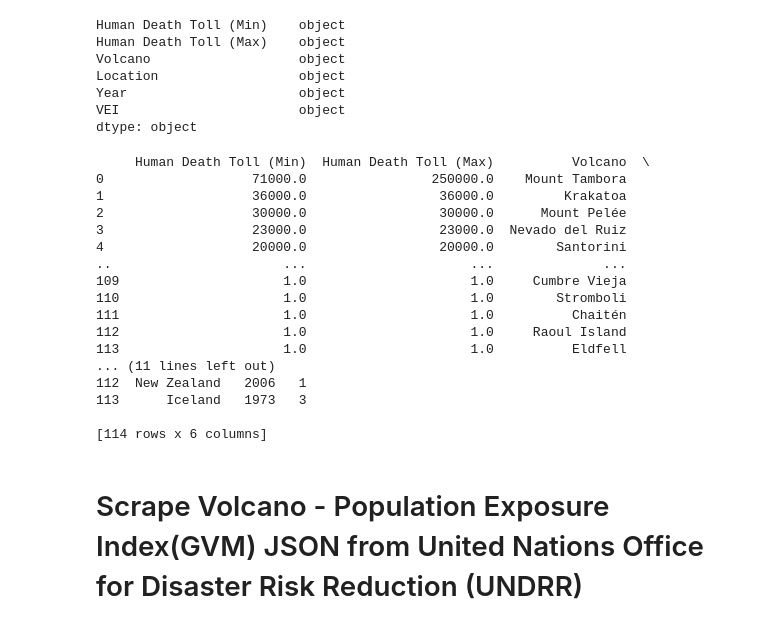
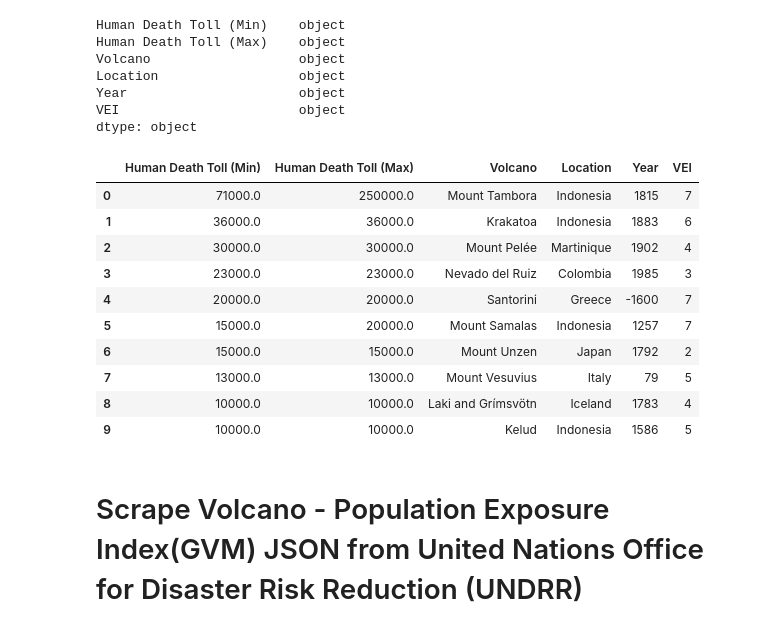
Before and after one commit to Andrew-Hong1/Project-3-Group-4, a Jupyter notebook: scrape_pandas_table.ipynb, the cells around one changed output. Saved outputs shown, nothing was run; the diff lists cells and outputs as text; code cells hidden in the pictures.

```diff
--- a/scrape_pandas_table.ipynb
+++ b/scrape_pandas_table.ipynb
@@ -236,27 +236,21 @@ volcanic_eruptions_by_death_toll_df['Human Death Toll (Max)'] = volcanic_eruptio
 # %%
 # Change Human Death Toll Columns to Float
 volcanic_eruptions_by_death_toll_df['Human Death Toll (Min)'] = volcanic_eruptions_by_death_toll_df['Human Death Toll (Min)'].astype(float)
 volcanic_eruptions_by_death_toll_df['Human Death Toll (Max)'] = volcanic_eruptions_by_death_toll_df['Human Death Toll (Max)'].astype(float)
 
-print(volcanic_eruptions_by_death_toll_df)
+volcanic_eruptions_by_death_toll_df.head(10)
 # %% [output]
-     Human Death Toll (Min)  Human Death Toll (Max)          Volcano  \
-0                   71000.0                250000.0    Mount Tambora
-1                   36000.0                 36000.0         Krakatoa
-2                   30000.0                 30000.0      Mount Pelée
-3                   23000.0                 23000.0  Nevado del Ruiz
-4                   20000.0                 20000.0        Santorini
-..                      ...                     ...              ...
-109                     1.0                     1.0     Cumbre Vieja
-110                     1.0                     1.0        Stromboli
-111                     1.0                     1.0          Chaitén
-112                     1.0                     1.0     Raoul Island
-113                     1.0                     1.0          Eldfell
-... (11 lines left out)
-112  New Zealand   2006   1
-113      Iceland   1973   3
-
-[114 rows x 6 columns]
+|  | Human Death Toll (Min) | Human Death Toll (Max) | Volcano | Location | Year | VEI |
+| 0 | 71000.0 | 250000.0 | Mount Tambora | Indonesia | 1815 | 7 |
+| 1 | 36000.0 | 36000.0 | Krakatoa | Indonesia | 1883 | 6 |
+| 2 | 30000.0 | 30000.0 | Mount Pelée | Martinique | 1902 | 4 |
+| 3 | 23000.0 | 23000.0 | Nevado del Ruiz | Colombia | 1985 | 3 |
+| 4 | 20000.0 | 20000.0 | Santorini | Greece | -1600 | 7 |
+| 5 | 15000.0 | 20000.0 | Mount Samalas | Indonesia | 1257 | 7 |
+| 6 | 15000.0 | 15000.0 | Mount Unzen | Japan | 1792 | 2 |
+| 7 | 13000.0 | 13000.0 | Mount Vesuvius | Italy | 79 | 5 |
+| 8 | 10000.0 | 10000.0 | Laki and Grímsvötn | Iceland | 1783 | 4 |
+| 9 | 10000.0 | 10000.0 | Kelud | Indonesia | 1586 | 5 |
 # %%
 # Write volcanic_eruptions_by_death_toll_df to csv
 volcanic_eruptions_by_death_toll_df.to_csv('Output/volcanic_eruptions_by_death_toll_df.csv', index=True, index_label='index',encoding='utf-8')
```
Also changed, not shown: parts of 1 cell of this notebook, 7 other files.
